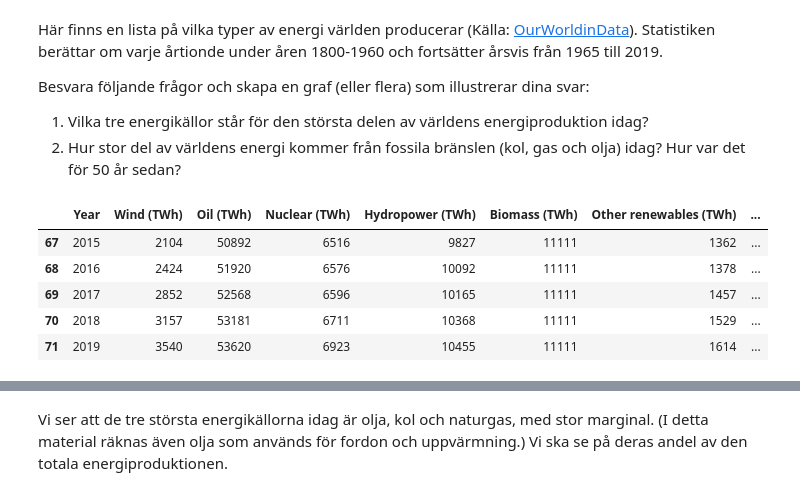
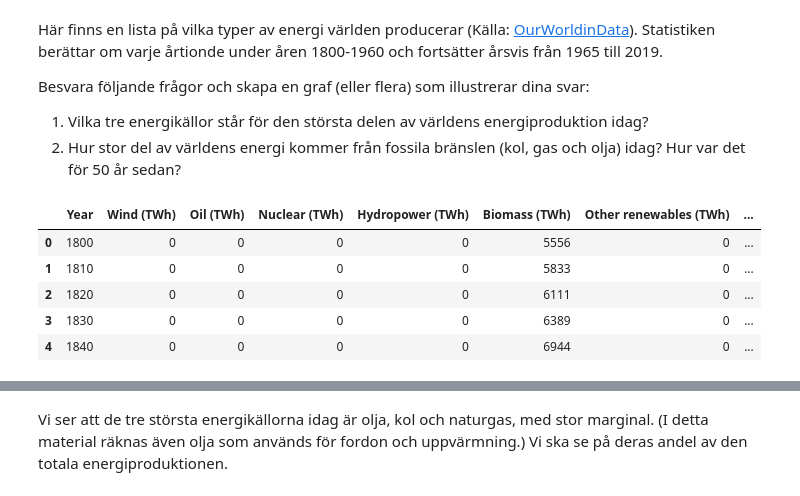
Before and after one commit to cms-opendata-education/cms-jupyter-materials-swedish, a Jupyter notebook: Intro/Exempel-och-ovningar/Exempeldatasets/Exempeldatasets.ipynb, the cells around one changed output, grey strips where cells are left out. Saved outputs shown, nothing was run; the diff lists cells and outputs as text; code cells hidden in the pictures.

```diff
--- a/Intro/Exempel-och-ovningar/Exempeldatasets/Exempeldatasets.ipynb
+++ b/Intro/Exempel-och-ovningar/Exempeldatasets/Exempeldatasets.ipynb
@@ -175,10 +34,10 @@ Besvara följande frågor och skapa en graf (eller flera) som illustrerar dina s
 # %%
 energi = pd.read_csv("global-energy-substitution.csv")
-energi.tail()
+energi.head()
 # %% [output]
 |  | Year | Wind (TWh) | Oil (TWh) | Nuclear (TWh) | Hydropower (TWh) | Biomass (TWh) | Other renewables (TWh) | ... |
-| 67 | 2015 | 2104 | 50892 | 6516 | 9827 | 11111 | 1362 | ... |
-| 68 | 2016 | 2424 | 51920 | 6576 | 10092 | 11111 | 1378 | ... |
-| 69 | 2017 | 2852 | 52568 | 6596 | 10165 | 11111 | 1457 | ... |
-| 70 | 2018 | 3157 | 53181 | 6711 | 10368 | 11111 | 1529 | ... |
-| 71 | 2019 | 3540 | 53620 | 6923 | 10455 | 11111 | 1614 | ... |
+| 0 | 1800 | 0 | 0 | 0 | 0 | 5556 | 0 | ... |
+| 1 | 1810 | 0 | 0 | 0 | 0 | 5833 | 0 | ... |
+| 2 | 1820 | 0 | 0 | 0 | 0 | 6111 | 0 | ... |
+| 3 | 1830 | 0 | 0 | 0 | 0 | 6389 | 0 | ... |
+| 4 | 1840 | 0 | 0 | 0 | 0 | 6944 | 0 | ... |
```
Also changed, not shown: parts of 21 cells of this notebook, 8 other files.
